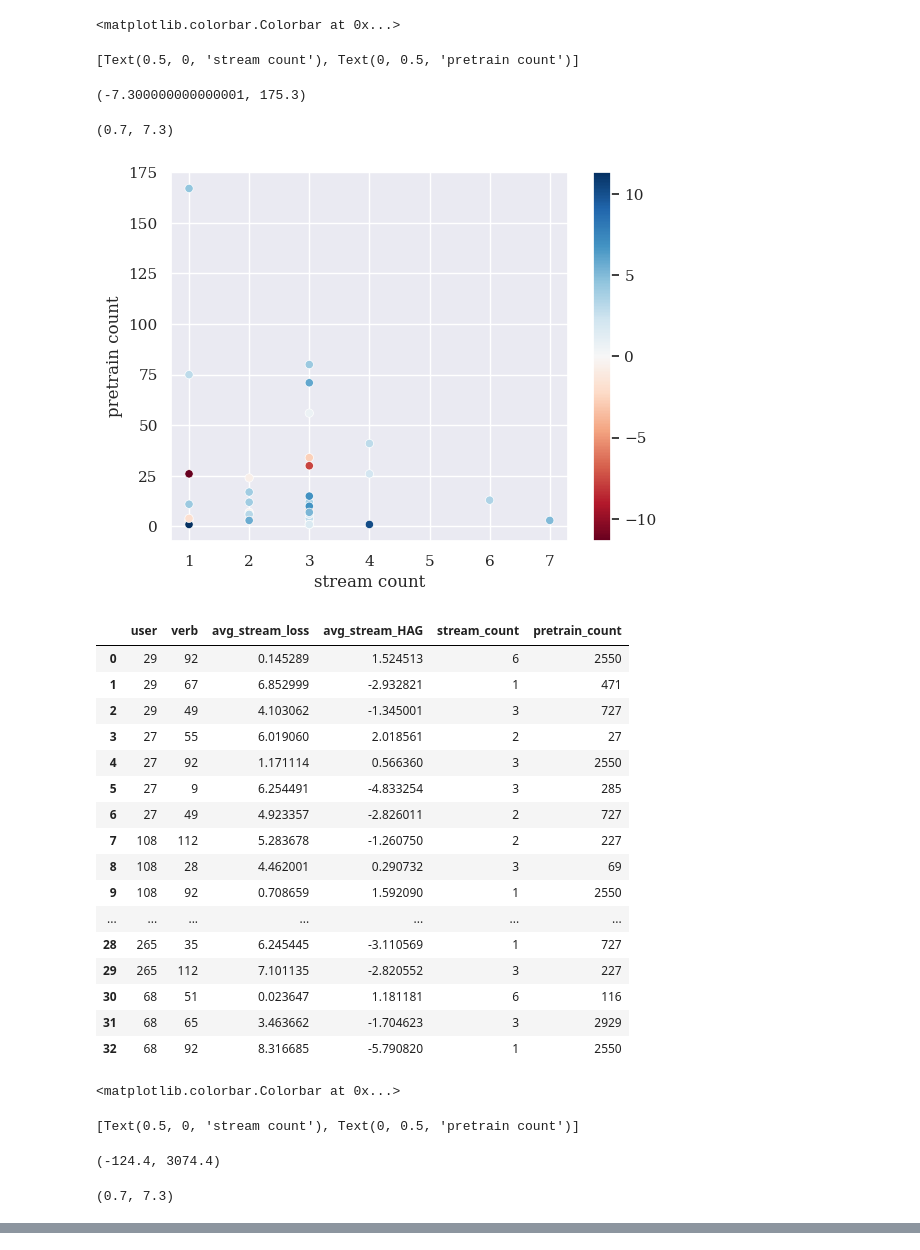
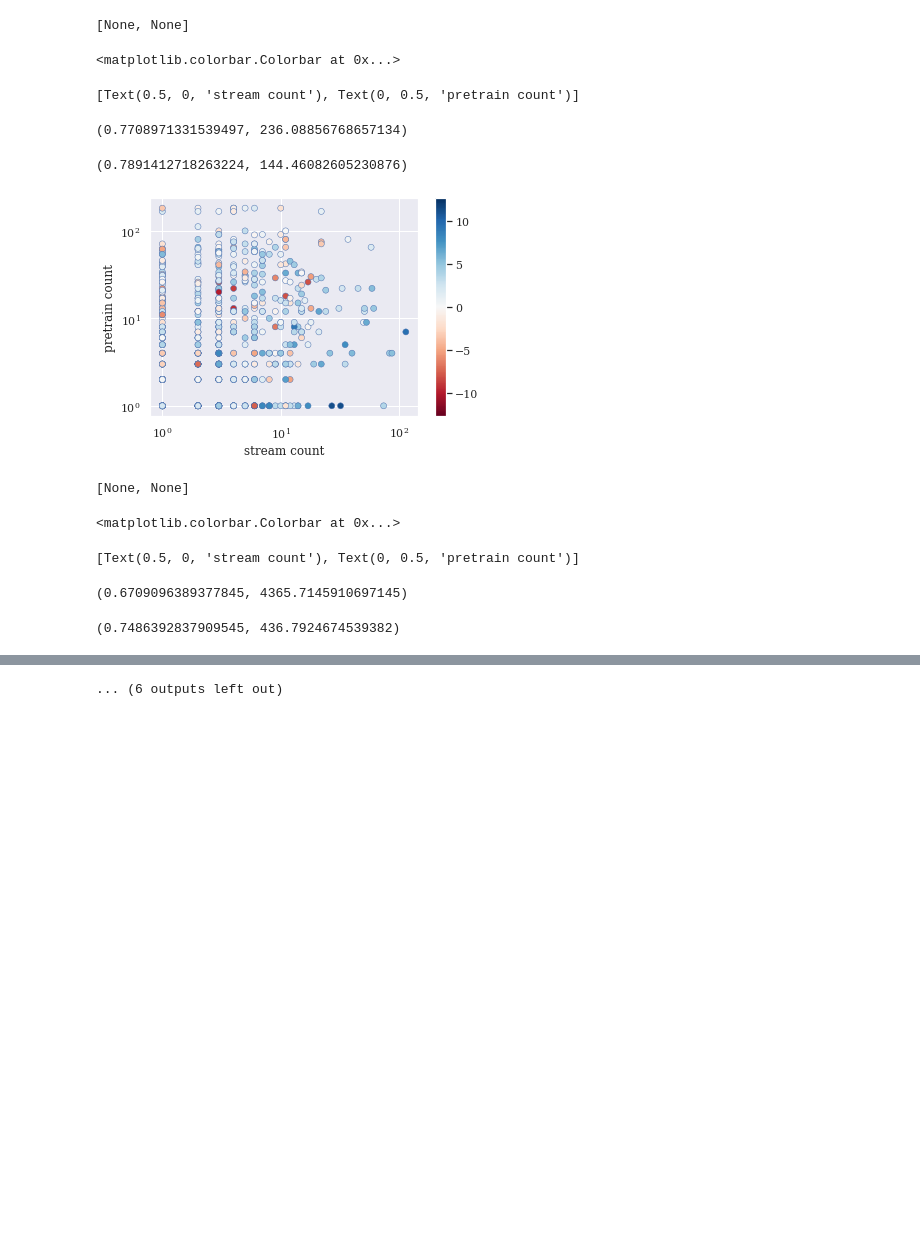
Before and after one commit to facebookresearch/EgocentricUserAdaptation, a Jupyter notebook: notebooks/plot_instance_counts.ipynb, the cells around one changed output, grey strips where cells are left out. Saved outputs shown, nothing was run; the diff lists cells and outputs as text; code cells hidden in the pictures; blank space fills up the shorter version.

Commit message:
Notebooks update figures heatmap + instance count

```diff
--- a/notebooks/plot_instance_counts.ipynb
+++ b/notebooks/plot_instance_counts.ipynb
@@ -92,30 +67,25 @@ parent_dirpath = os.path.join(main_outdir, parent_dirname)
 
 # Read csv
 metric_to_plot = "avg_stream_HAG"
-cmap = 'RdBu'#"viridis"
+cmap = 'RdBu' #'coolwarm'#'Spectral' # 'RdBu'#"viridis"
 action_modes = ['action','verb','noun']
 for action_mode in action_modes:
     csv_path =os.path.join(parent_outputdir, dump_filename_fmt.format(action_mode))
     df = pd.read_csv(csv_path)
-    df
-
-    # Get CORRELATIOn
-#     corr = scipy.stats.pearsonr(df.iter_delta, df.forg,)
-#     print(fr"$\rho = {round(corr[0],2)}$")
-#     print(fr"$\text{{avg. RF}} = {round(df.forg.mean(),2)} \pm {round(df.forg.sem(),2)}$")
 
     # PLOTS
-
     ax = sns.scatterplot(
         data=df,
         x="stream_count", y="pretrain_count",  hue=metric_to_plot, #col="user",
-        palette=sns.color_palette(cmap, as_cmap=True)
+        palette=sns.color_palette(cmap, as_cmap=True),
+        edgecolor="b",
+#         linewidth=0.2
     )
+#     ax = sns.jointplot(data=df, x="stream_count", y="pretrain_count",)
+    ax.set(xscale="log", yscale="log")
 
     # Make colorbar for on side
-
 #     norm = plt.Normalize(df[metric_to_plot].min(), df[metric_to_plot].max()) # Standard normalize
-
     max_abs = max(abs(df[metric_to_plot].min()),abs(df[metric_to_plot].max()))
     norm = plt.Normalize(-max_abs, max_abs) # Put 0 in the middle
     sm = plt.cm.ScalarMappable(cmap=cmap, norm=norm)
@@ -130,10 +100,10 @@ for action_mode in action_modes:
     plt.xlim(None, None)
 
 
-#     filename = plot_config['ylabel'].replace(' ','') + '.pdf'
-#     filepath = os.path.join(parent_dirpath,filename)
-#     os.makedirs(parent_dirpath, exist_ok=True)
-#     ax.savefig(filepath)
+    filename = f'{action_mode}_{title}.pdf'
+    filepath = os.path.join(parent_dirpath,filename)
+    os.makedirs(parent_dirpath, exist_ok=True)
+    ax.get_figure().savefig(filepath)
 
     plt.show()
     plt.close('all')
@@ -158,26 +111,11 @@ for action_mode in action_modes:
-<matplotlib.colorbar.Colorbar at 0x...>
+[None, None]
-[Text(0.5, 0, 'stream count'), Text(0, 0.5, 'pretrain count')]
+<matplotlib.colorbar.Colorbar at 0x...>
-(-7.300000000000001, 175.3)
+[Text(0.5, 0, 'stream count'), Text(0, 0.5, 'pretrain count')]
-(0.7, 7.3)
+(0.7708971331539497, 236.08856768657134)
+(0.7891412718263224, 144.46082605230876)
-[figure, old version]
+[figure, new version]
-|  | user | verb | avg_stream_loss | avg_stream_HAG | stream_count | pretrain_count |
-| 0 | 29 | 92 | 0.145289 | 1.524513 | 6 | 2550 |
-| 1 | 29 | 67 | 6.852999 | -2.932821 | 1 | 471 |
-| 2 | 29 | 49 | 4.103062 | -1.345001 | 3 | 727 |
-| 3 | 27 | 55 | 6.019060 | 2.018561 | 2 | 27 |
-| 4 | 27 | 92 | 1.171114 | 0.566360 | 3 | 2550 |
-| 5 | 27 | 9 | 6.254491 | -4.833254 | 3 | 285 |
-| 6 | 27 | 49 | 4.923357 | -2.826011 | 2 | 727 |
-| 7 | 108 | 112 | 5.283678 | -1.260750 | 2 | 227 |
-| 8 | 108 | 28 | 4.462001 | 0.290732 | 3 | 69 |
-| 9 | 108 | 92 | 0.708659 | 1.592090 | 1 | 2550 |
-| ... | ... | ... | ... | ... | ... | ... |
-| 28 | 265 | 35 | 6.245445 | -3.110569 | 1 | 727 |
-| 29 | 265 | 112 | 7.101135 | -2.820552 | 3 | 227 |
-| 30 | 68 | 51 | 0.023647 | 1.181181 | 6 | 116 |
-| 31 | 68 | 65 | 3.463662 | -1.704623 | 3 | 2929 |
-| 32 | 68 | 92 | 8.316685 | -5.790820 | 1 | 2550 |
-<matplotlib.colorbar.Colorbar at 0x...>
-[Text(0.5, 0, 'stream count'), Text(0, 0.5, 'pretrain count')]
+[None, None]
-(-124.4, 3074.4)
+<matplotlib.colorbar.Colorbar at 0x...>
-(0.7, 7.3)
+[Text(0.5, 0, 'stream count'), Text(0, 0.5, 'pretrain count')]
+(0.6709096389377845, 4365.7145910697145)
+(0.7486392837909545, 436.7924674539382)
@@ -185,0 +123 @@ for action_mode in action_modes:
+... (6 outputs left out)
```
Also changed, not shown: parts of 5 cells of this notebook, 1 other file.
